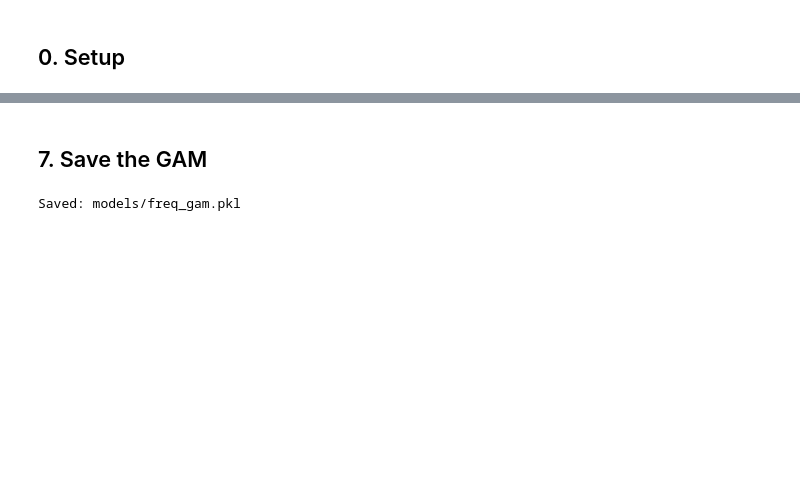
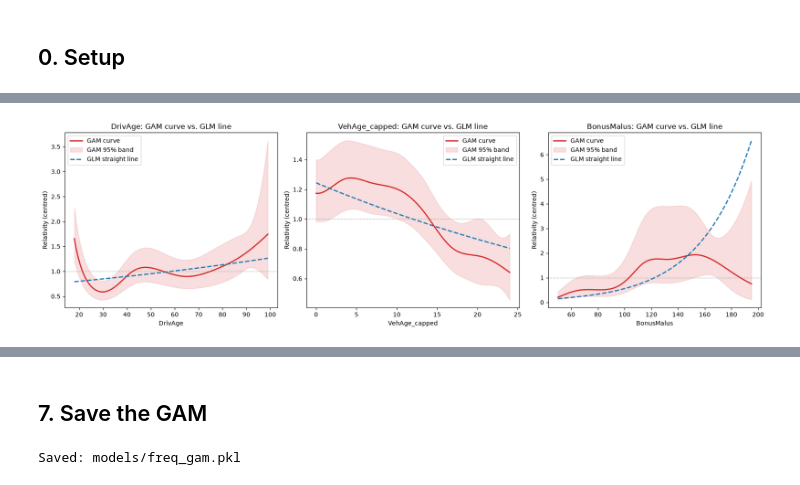
Before and after one commit to ldongmon/COMPLETE-AUTO-PRICING-GLM_GAM, a Jupyter notebook: notebooks/05_frequency_model_gam.ipynb, the cells around one changed output, grey strips where cells are left out. Saved outputs shown, nothing was run; the diff lists cells and outputs as text; code cells hidden in the pictures; blank space fills up the shorter version.

```diff
--- a/notebooks/05_frequency_model_gam.ipynb
+++ b/notebooks/05_frequency_model_gam.ipynb
@@ -286,0 +97,4 @@ to re-bin `DrivAge` and `VehAge` in an improved GLM, which is what Phase 7 does.
+# %%
+start = time.time()  # start the clock
+gam, gam_config = fit_poisson_gam_with_fallback(train_df, gam_builder)  # the fit
+print(f"Fit time: {time.time() - start:.0f} s, on {gam_config['n_rows']:,} policies, {gam_config['n_splines']} splines per curve")
@@ -286,0 +153,13 @@ to re-bin `DrivAge` and `VehAge` in an improved GLM, which is what Phase 7 does.
+# %%
+decile_glm = actual_vs_predicted_by_decile(y_val, pred_glm_val, exposure_val)  # GLM, 10 risk groups
+decile_gam = actual_vs_predicted_by_decile(y_val, pred_gam_val, exposure_val)  # GAM, 10 risk groups
+fig, (ax1, ax2) = plt.subplots(1, 2, figsize=(13, 4.5), sharey=True)  # two charts side by side
+for ax, table, name in [(ax1, decile_glm, "GLM"), (ax2, decile_gam, "GAM")]:
+    ax.bar(table["bin"], table["observed_frequency"], color="#1f77b4", alpha=0.7, label="Observed")  # blue bars
+    ax.plot(table["bin"], table["predicted_frequency"], color="#d62728", marker="o", label="Predicted")  # red line
+    ax.set_title(f"{name}: actual vs. predicted, validation")
+    ax.set_xlabel("Predicted-risk decile")
+    ax.legend()
+ax1.set_ylabel("Claim frequency")
+fig.tight_layout()
+plt.show()
@@ -286,0 +176,27 @@ to re-bin `DrivAge` and `VehAge` in an improved GLM, which is what Phase 7 does.
+# %%
+def plot_gam_vs_glm(term_index, name, glm_coefficient, ax):
+    """GAM curve vs. GLM straight line for one numeric factor, on the relativity scale."""
+    grid = gam.generate_X_grid(term=term_index, n=100)  # 100 points over the range of the factor
+    f_values, band = gam.partial_dependence(term=term_index, X=grid, width=0.95)  # the curve f(x) and its 95% band
+    x = grid[:, term_index]  # the x values
+    centre = f_values.mean()  # centre the curve so that its average is 1 after exp()
+    ax.plot(x, np.exp(f_values - centre), color="#d62728", linewidth=2, label="GAM curve")  # GAM relativity
+    ax.fill_between(x, np.exp(band[:, 0] - centre), np.exp(band[:, 1] - centre), color="#d62728", alpha=0.15, label="GAM 95% band")
+    glm_line = glm_coefficient * x  # GLM: b * x, a straight line on the log scale
+    ax.plot(x, np.exp(glm_line - glm_line.mean()), color="#1f77b4", linewidth=2, linestyle="--", label="GLM straight line")
+    ax.axhline(1.0, color="gray", linewidth=0.8, linestyle=":")
+    ax.set_xlabel(name)
+    ax.set_ylabel("Relativity (centred)")
+    ax.set_title(f"{name}: GAM curve vs. GLM line")
+    ax.legend()
+
+
+coef = freq_glm["results"].params  # Phase 4 coefficients
+fig, axes = plt.subplots(1, 3, figsize=(17, 5))  # three charts
+plot_gam_vs_glm(0, "DrivAge", coef["DrivAge"], axes[0])  # term 0 = driver age
+plot_gam_vs_glm(4, "VehAge_capped", coef["VehAge_capped"], axes[1])  # term 4 = vehicle age
+plot_gam_vs_glm(1, "BonusMalus", coef["BonusMalus"], axes[2])  # term 1 = bonus-malus
+fig.tight_layout()
+plt.show()
+# %% [output]
+[figure, added]
```
Also changed, not shown: parts of 44 cells of this notebook, 50 other files.
